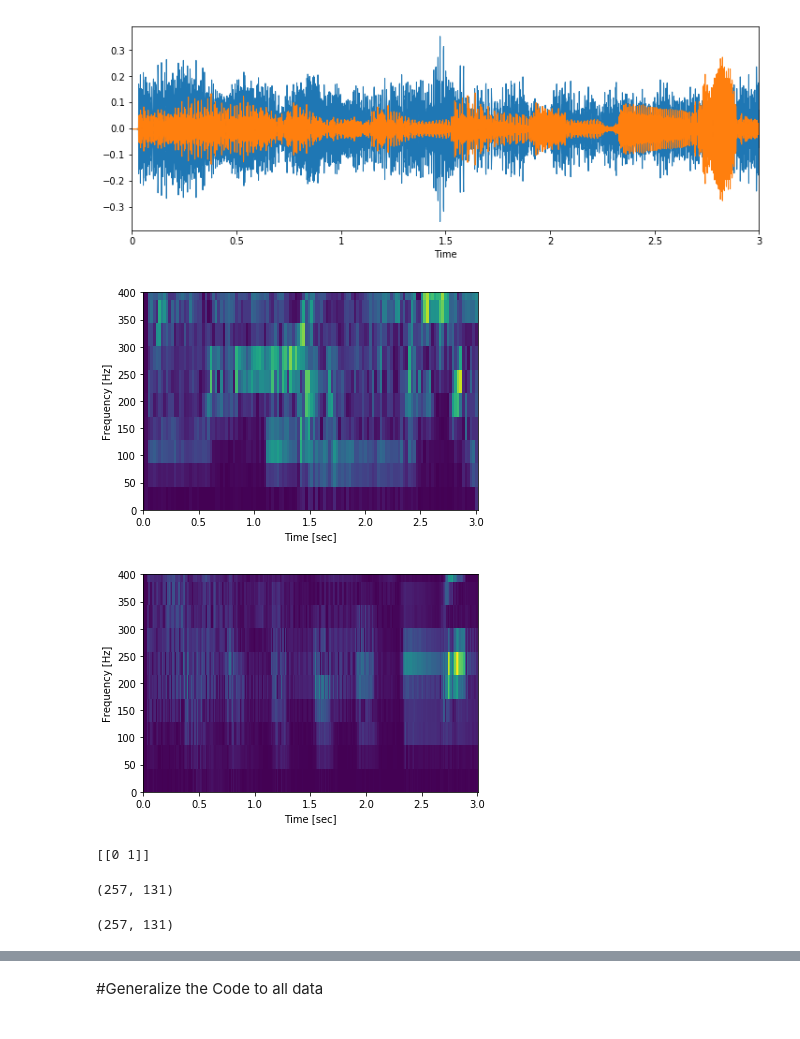
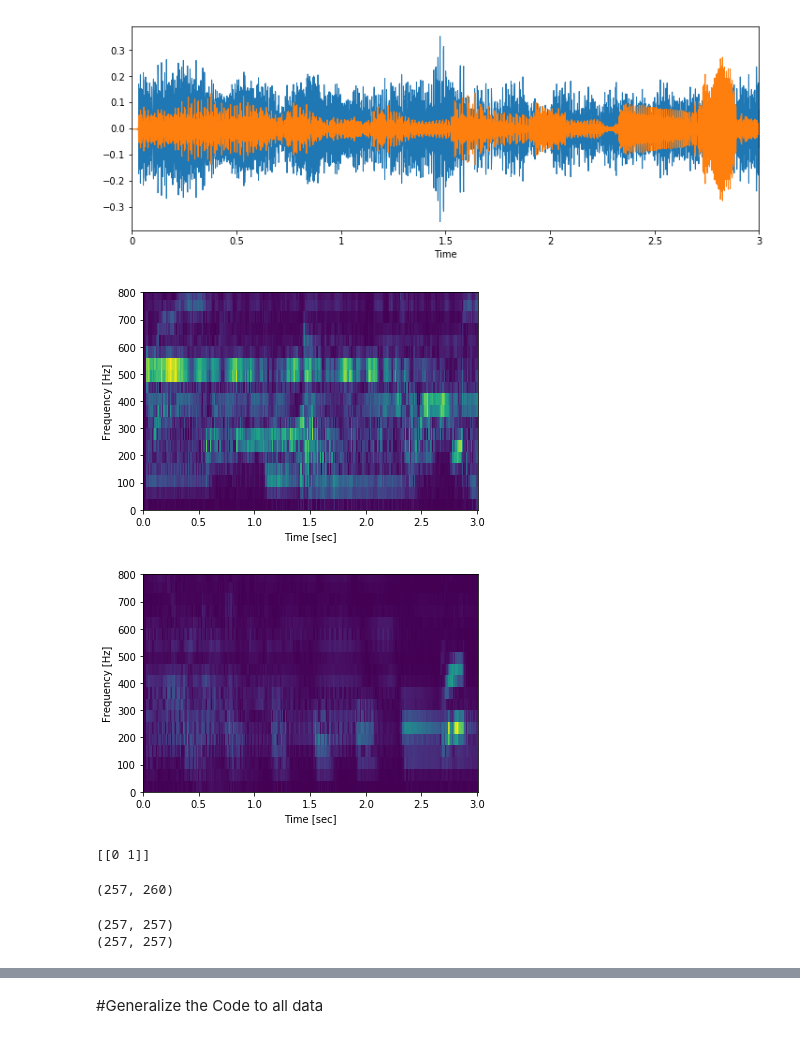
Before and after one commit to EzioAnCY/cs229project, a Jupyter notebook: CNN Based Music Emotion Classification.ipynb, the cells around one changed output, grey strips where cells are left out. Drawn from its saved outputs; the diff is of its cells as text; code cells hidden in the pictures.

```diff
--- a/CNN Based Music Emotion Classification.ipynb
+++ b/CNN Based Music Emotion Classification.ipynb
@@ -81,24 +101,24 @@ librosa.display.waveplot(data2, sr=sampling_rate2)
 [figure]
 # %%
 #according to the paper "CNN BASED MUSIC EMOTION CLASSIFICATION", the authors transformed the music into spectrogram
-frequencies1, times1, spectrogram1 = signal.stft(data1,sampling_rate1, nperseg=512, noverlap=0)
-plt.ylim(0, 400)
+frequencies1, times1, spectrogram1 = signal.stft(data1,sampling_rate1, nperseg=512)
+plt.ylim(0, 800)
 plt.pcolormesh(times1, frequencies1, np.abs(spectrogram1))
 plt.ylabel('Frequency [Hz]')
 plt.xlabel('Time [sec]')
 plt.show()
 # %% [output]
-[figure, old version]
+[figure, new version]
 # %%
 #according to the paper "CNN BASED MUSIC EMOTION CLASSIFICATION", the authors transformed the music into spectrogram
 frequencies2, times2, spectrogram2 = signal.stft(data2,sampling_rate2, nperseg=512)
-plt.ylim(0, 400)
+plt.ylim(0, 800)
 plt.pcolormesh(times2, frequencies2, np.abs(spectrogram2))
 plt.ylabel('Frequency [Hz]')
 plt.xlabel('Time [sec]')
 plt.show()
 # %% [output]
-[figure, old version]
+[figure, new version]
 # %%
 #Emotion Labels for "2pac-trapped" and "10cc-for_you_and_i"
 pac1 = pd.read_csv("/Users/changyuean/Python/Stanford/CS 229 Project/SongLabelHard/2pac-trapped.csv")
@@ -114,6 +134,6 @@ print(two_song_emo)
 # %%
 print(spectrogram1.shape)
 # %% [output]
-(257, 131)
+(257, 260)
 # %%
 spect_subset1 = abs(spectrogram1[0:257,0:257])
@@ -121,7 +141,9 @@ spect_subset2 = abs(spectrogram1[0:257,0:257])
 # %%
 print(spect_subset1.shape)
+print(spect_subset2.shape)
 # %% [output]
-(257, 131)
+(257, 257)
+(257, 257)
 # %%
 X1 = spect_subset1.reshape(-1,1)
 X2 = spect_subset2.reshape(-1,1)
```
Also changed, not shown: parts of 46 cells of this notebook.
